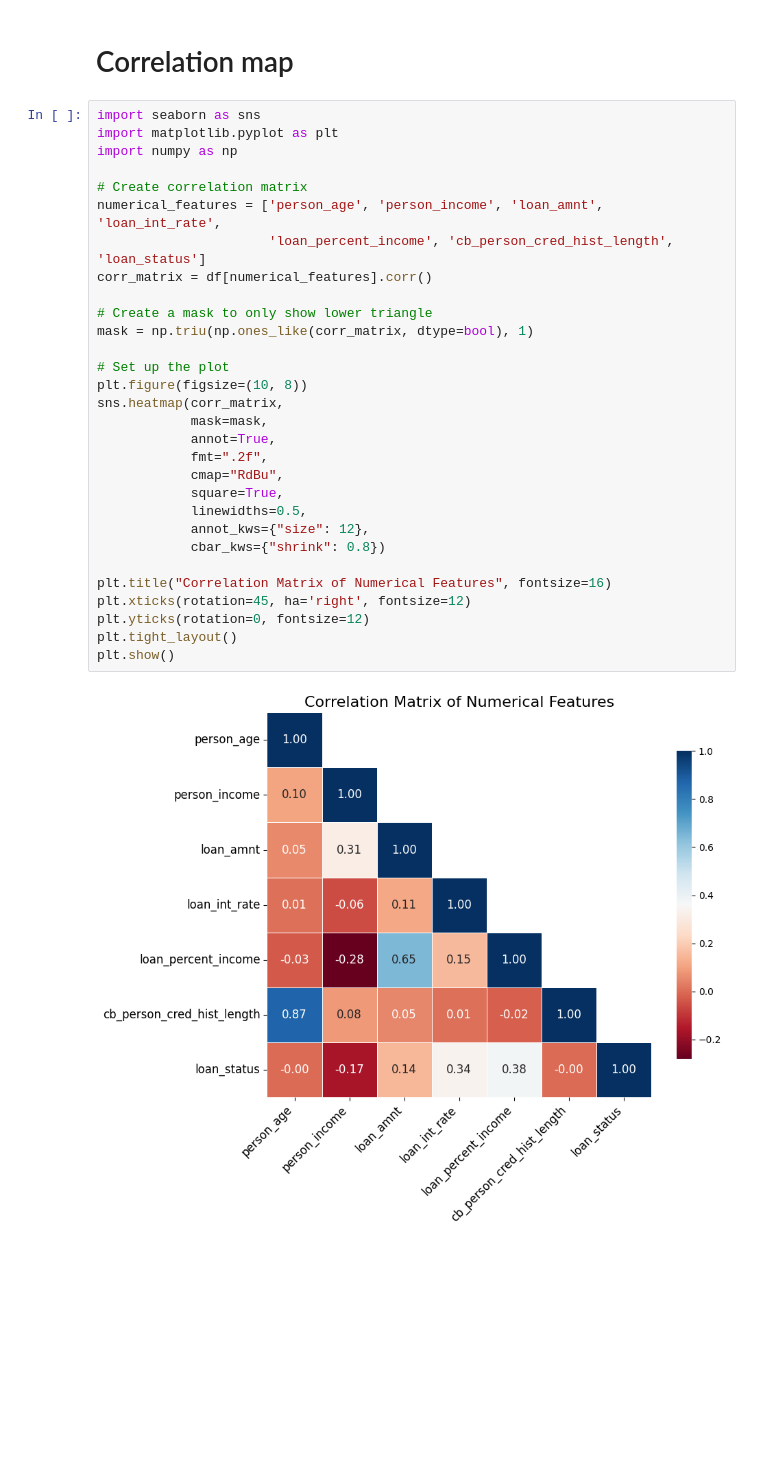
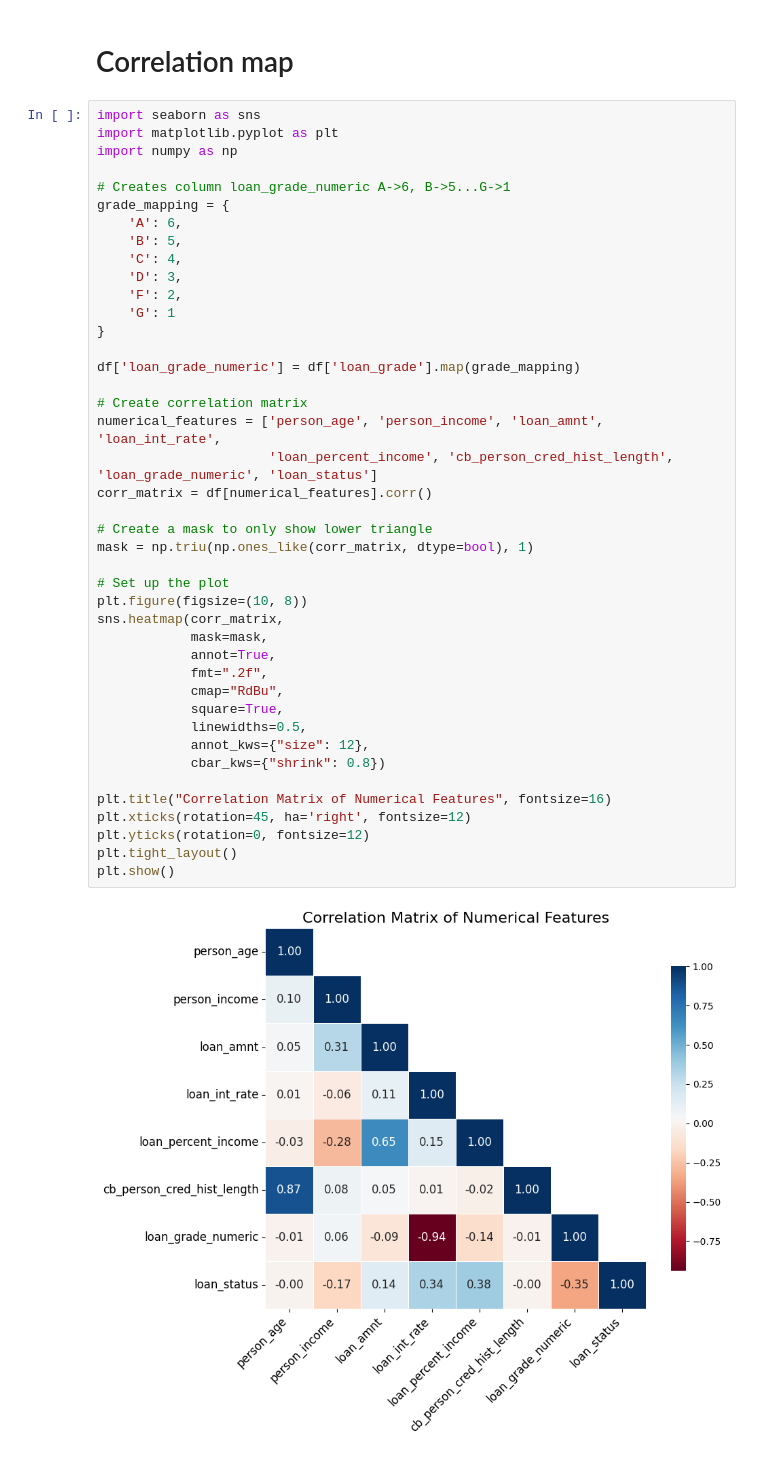
Before and after one commit to Franklin7660/loan_prediction_DS52, a Jupyter notebook: notebooks/data_exploration.ipynb, the cells around one changed output. Cells and saved outputs as stored; diff of their text form; blank space fills up the shorter version.

```diff
--- a/notebooks/data_exploration.ipynb
+++ b/notebooks/data_exploration.ipynb
@@ -116,32 +118,44 @@ for col in list(df.columns):
 # %%
 import seaborn as sns
 import matplotlib.pyplot as plt
 import numpy as np
 
+# Creates column loan_grade_numeric A->6, B->5...G->1
+grade_mapping = {
+    'A': 6,
+    'B': 5,
+    'C': 4,
+    'D': 3,
+    'F': 2,
+    'G': 1
+}
+
+df['loan_grade_numeric'] = df['loan_grade'].map(grade_mapping)
+
 # Create correlation matrix
 numerical_features = ['person_age', 'person_income', 'loan_amnt', 'loan_int_rate',
-                      'loan_percent_income', 'cb_person_cred_hist_length', 'loan_status']
+                      'loan_percent_income', 'cb_person_cred_hist_length', 'loan_grade_numeric', 'loan_status']
 corr_matrix = df[numerical_features].corr()
 
 # Create a mask to only show lower triangle
 mask = np.triu(np.ones_like(corr_matrix, dtype=bool), 1)
 
 # Set up the plot
 plt.figure(figsize=(10, 8))
 sns.heatmap(corr_matrix,
             mask=mask,
             annot=True,
             fmt=".2f",
             cmap="RdBu",
             square=True,
             linewidths=0.5,
             annot_kws={"size": 12},
             cbar_kws={"shrink": 0.8})
 
 plt.title("Correlation Matrix of Numerical Features", fontsize=16)
 plt.xticks(rotation=45, ha='right', fontsize=12)
 plt.yticks(rotation=0, fontsize=12)
 plt.tight_layout()
 plt.show()
 # %% [output]
-[figure, old version]
+[figure, new version]
```
Also changed, not shown: parts of 2 cells of this notebook.
